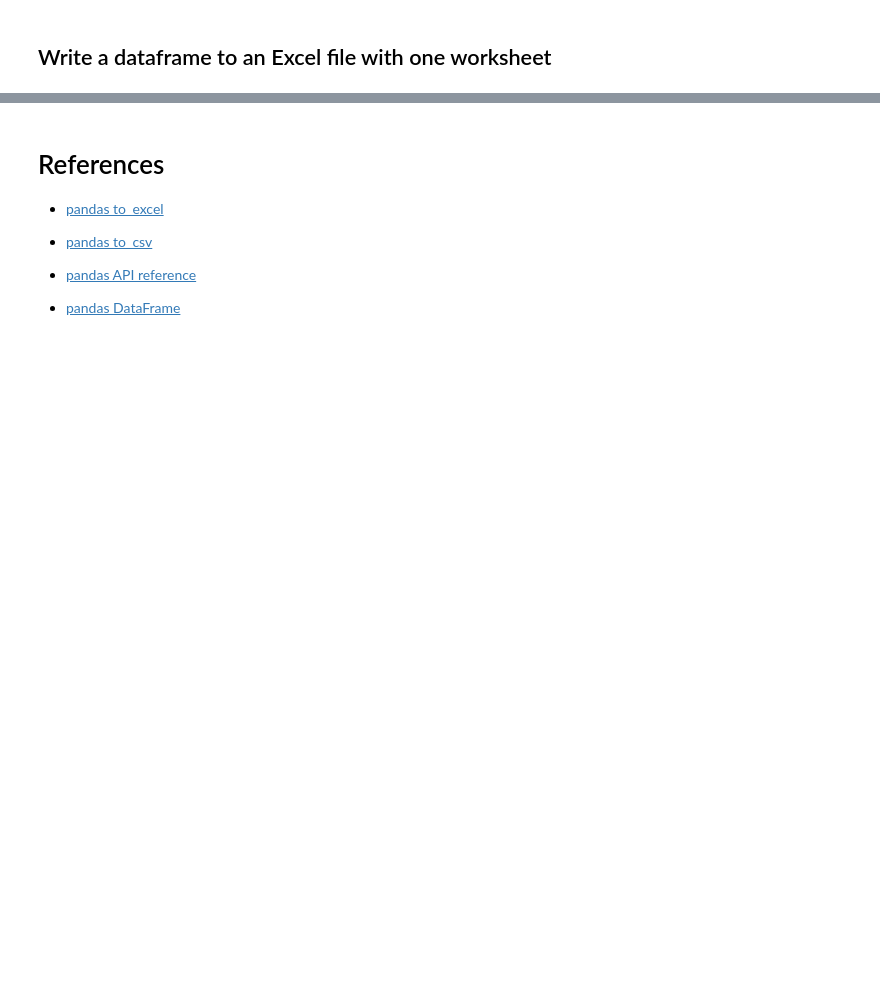
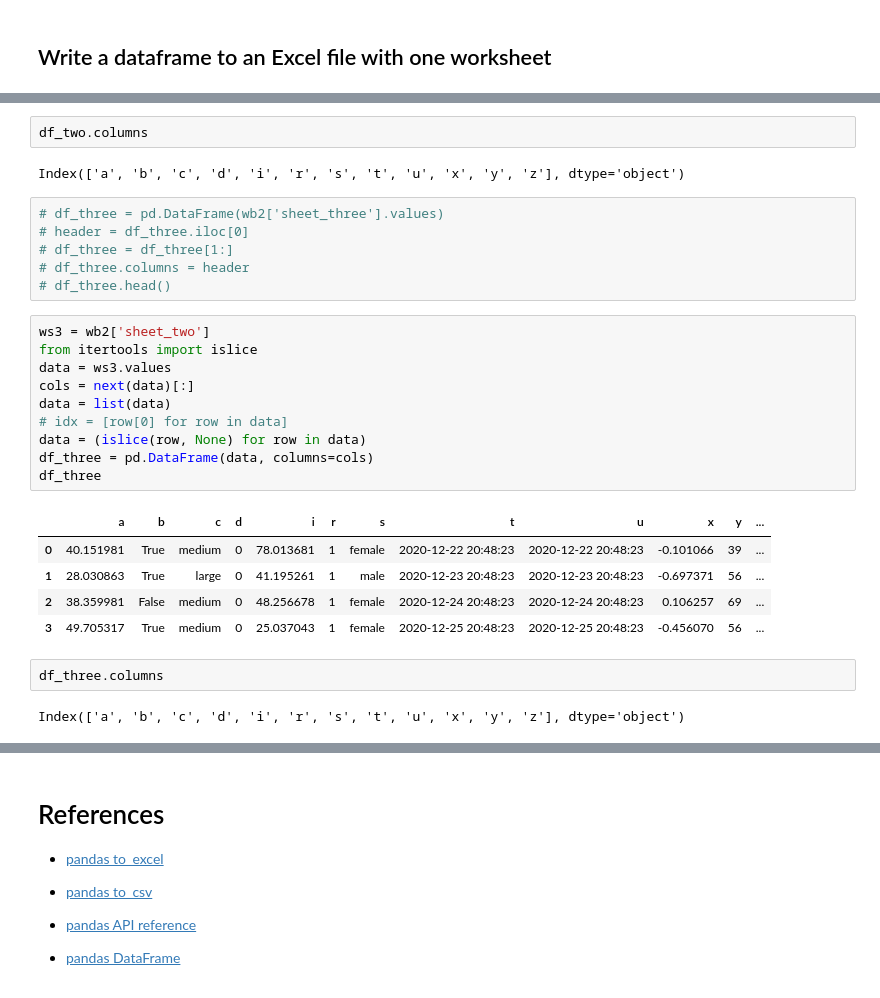
Before and after one commit to gillespilon/noob, a Jupyter notebook: 02_data_file_write.ipynb, the cells around one changed output, grey strips where cells are left out. Saved outputs shown, nothing was run; the diff lists cells and outputs as text; blank space fills up the shorter version.

```diff
--- a/02_data_file_write.ipynb
+++ b/02_data_file_write.ipynb
@@ -204,0 +244,30 @@ df_three.head()
+# %%
+df_two.columns
+# %% [output]
+Index(['a', 'b', 'c', 'd', 'i', 'r', 's', 't', 'u', 'x', 'y', 'z'], dtype='object')
+# %%
+# df_three = pd.DataFrame(wb2['sheet_three'].values)
+# header = df_three.iloc[0]
+# df_three = df_three[1:]
+# df_three.columns = header
+# df_three.head()
+# %%
+ws3 = wb2['sheet_two']
+from itertools import islice
+data = ws3.values
+cols = next(data)[:]
+data = list(data)
+# idx = [row[0] for row in data]
+data = (islice(row, None) for row in data)
+df_three = pd.DataFrame(data, columns=cols)
+df_three
+# %% [output]
+|  | a | b | c | d | i | r | s | t | u | x | y | ... |
+| 0 | 40.151981 | True | medium | 0 | 78.013681 | 1 | female | 2020-12-22 20:48:23 | 2020-12-22 20:48:23 | -0.101066 | 39 | ... |
+| 1 | 28.030863 | True | large | 0 | 41.195261 | 1 | male | 2020-12-23 20:48:23 | 2020-12-23 20:48:23 | -0.697371 | 56 | ... |
+| 2 | 38.359981 | False | medium | 0 | 48.256678 | 1 | female | 2020-12-24 20:48:23 | 2020-12-24 20:48:23 | 0.106257 | 69 | ... |
+| 3 | 49.705317 | True | medium | 0 | 25.037043 | 1 | female | 2020-12-25 20:48:23 | 2020-12-25 20:48:23 | -0.456070 | 56 | ... |
+# %%
+df_three.columns
+# %% [output]
+Index(['a', 'b', 'c', 'd', 'i', 'r', 's', 't', 'u', 'x', 'y', 'z'], dtype='object')
```
Also changed, not shown: parts of 35 cells of this notebook.
